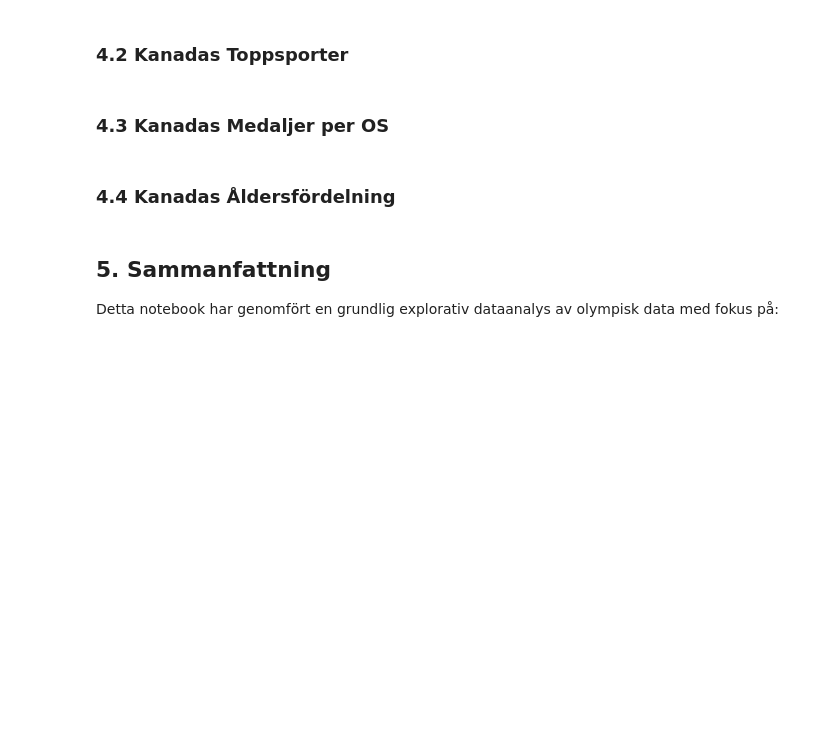
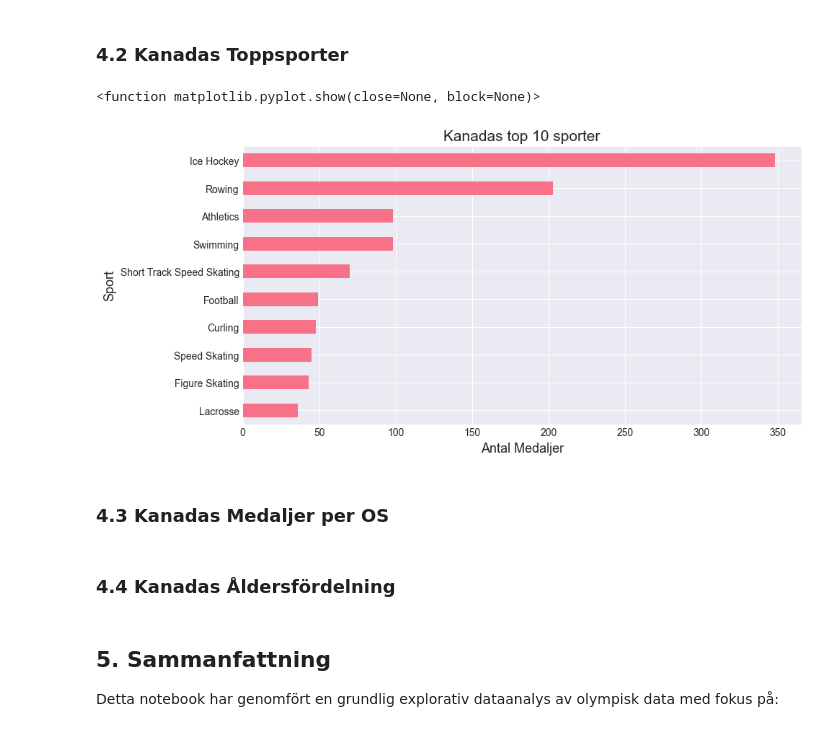
Before and after one commit to TahGue/projekt_os_kanada, a Jupyter notebook: notebooks/01_exploratory_analysis.ipynb, the cells around one changed output. Saved outputs shown, nothing was run; the diff lists cells and outputs as text; code cells hidden in the pictures; blank space fills up the shorter version.

```diff
--- a/notebooks/01_exploratory_analysis.ipynb
+++ b/notebooks/01_exploratory_analysis.ipynb
@@ -67,3 +67,18 @@ df.head()
 ## 4. Kanada-specifik Analys
 
 ### 4.1 Översikt - Kanadas Prestation
+# %%
+canada_df = df[df['NOC'] == 'CAN']
+
+print(f"Deltagare från Kanada: {len(canada_df)}")
+print(f"Antal unika deltagare från Kanada: {canada_df['ID'].nunique()}")
+
+print(f"Kanada har tagit {canada_df["Medal"].notna().sum()} OS medaljer")
+canada_medals = canada_df[canada_df['Medal'].notna()]['Medal'].value_counts().to_string()
+print("Kanadas medaljfördelning")
+print(canada_medals)
+
+
+winter_medals = canada_df[(canada_df['Season'] == 'Winter') & (canada_df['Medal'].notna())].shape[0]
+summer_medals = canada_df[(canada_df['Season'] == 'Summer') & (canada_df['Medal'].notna())].shape[0]
+print(f"Kanada har tagit {winter_medals} vinter medaljer och {summer_medals} sommar medaljer")
@@ -70,4 +95,15 @@ df.head()
 # %% [markdown]
 ### 4.2 Kanadas Toppsporter
+# %%
+canadas_top_sport = canada_df[canada_df['Medal'].notna()]['Sport'].value_counts().head(10)
+plt.figure(figsize=(10,5))
+canadas_top_sport.sort_values().plot(kind='barh')
+plt.title("Kanadas top 10 sporter", fontsize = 15)
+plt.xlabel("Antal Medaljer", fontsize = 13)
+plt.ylabel("Sport", fontsize = 13)
+plt.show
+# %% [output]
+<function matplotlib.pyplot.show(close=None, block=None)>
+[figure, added]
 # %% [markdown]
 ### 4.3 Kanadas Medaljer per OS
```
Also changed, not shown: parts of 2 cells of this notebook.
